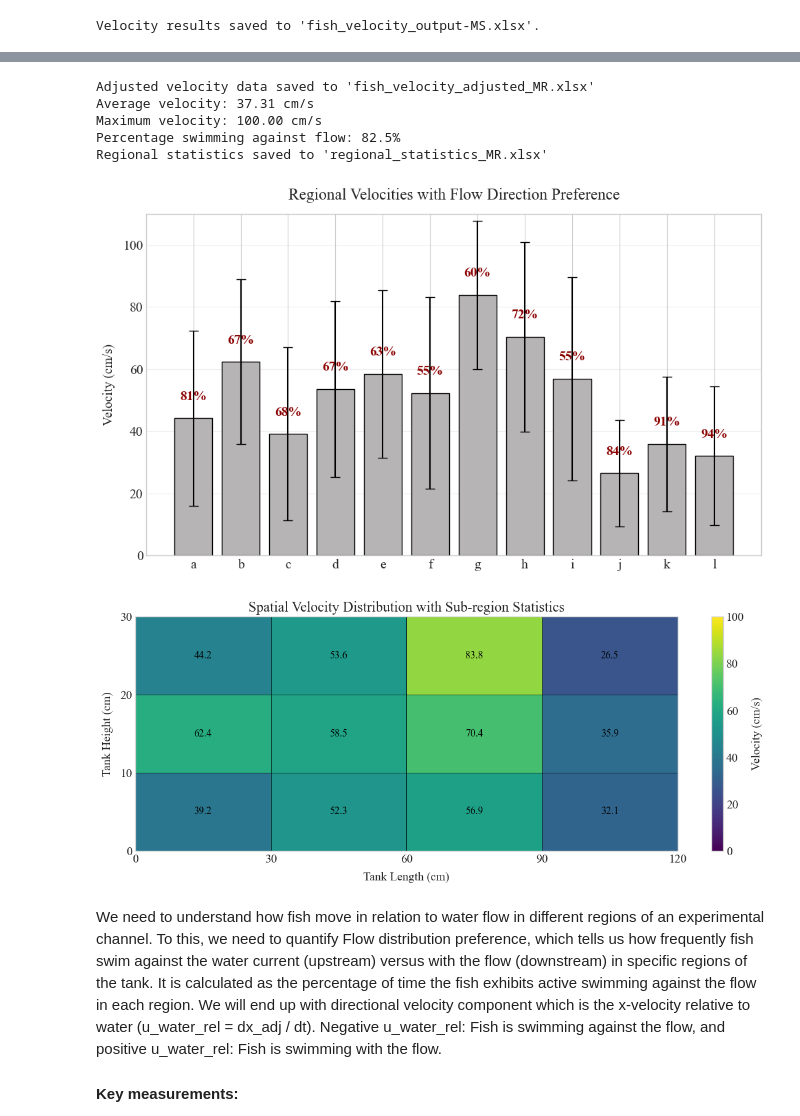
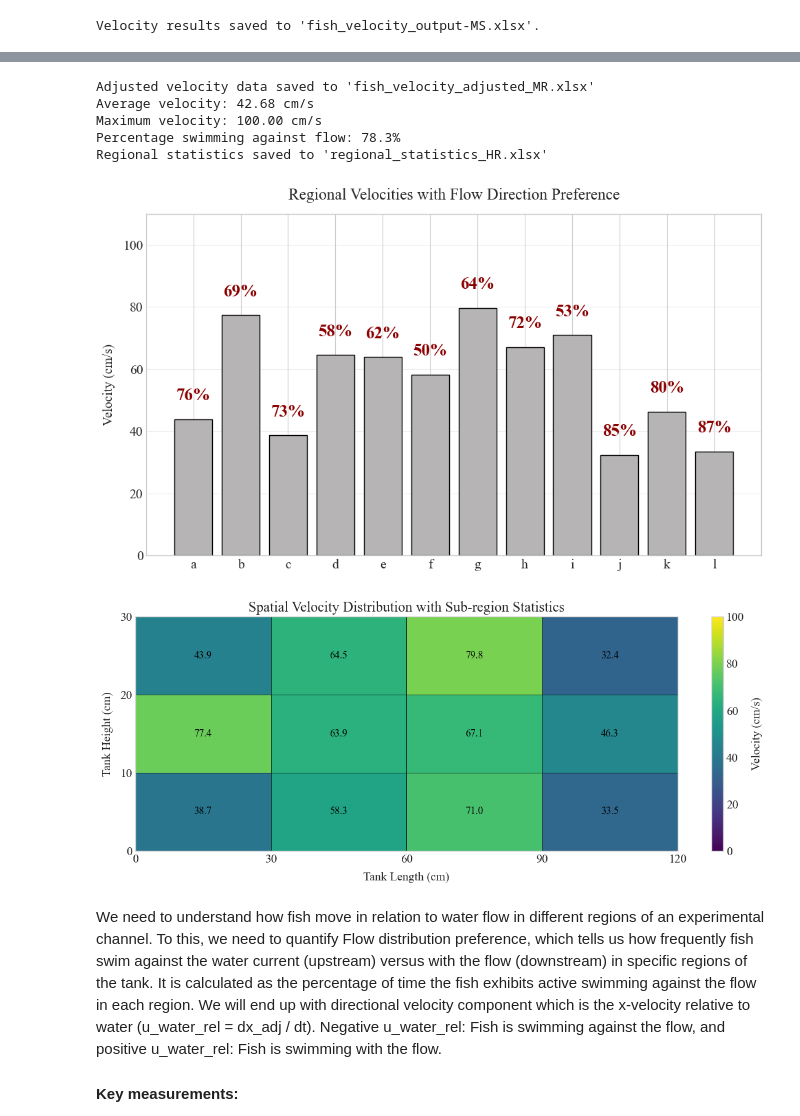
Before and after one commit to hosseinsz93/Jupyter-notebooks, a Jupyter notebook: fish-velocity/fish-velocity.ipynb, the cells around one changed output, grey strips where cells are left out. Cells and saved outputs as stored; diff of their text form; code cells hidden in the pictures.

Commit message:
Updating fish velocity script

```diff
--- a/fish-velocity/fish-velocity.ipynb
+++ b/fish-velocity/fish-velocity.ipynb
@@ -103,7 +103,7 @@ plt.rcParams.update({
 # Data Processing
 # ========================
 # Load and process data
-file_path = 'MR.xlsx'
+file_path = 'HR.xlsx'
 df = pd.read_excel(file_path)
 
 # Extract base name from input file
@@ -192,7 +192,7 @@ ax1 = fig1.add_subplot(gs[0, 0])
 colors = plt.cm.viridis(np.linspace(0, 1, len(stats))) # replace the colors with the color code if you want to have specific colors
 
 bars = ax1.bar(stats['region'], stats['mean_velocity'],
-               yerr=stats['std_velocity'],
+               # yerr=stats['std_velocity'],  # <-- Removed error bars
                color='#b6b4b4', edgecolor='k', capsize=5)
 
 # Add flow ratio annotation above the bar only
@@ -201,7 +201,7 @@ for i, row in stats.iterrows():
     height = bar.get_height()
     ax1.text(bar.get_x() + bar.get_width()/2, height + 5,
              f"{row['against_flow_ratio']*100:.0f}%",
-             ha='center', va='bottom', color='darkred', fontsize=14, fontweight='bold')
+             ha='center', va='bottom', color='darkred', fontsize=18, fontweight='bold')
 
 ax1.set_title('Regional Velocities with Flow Direction Preference', pad=15)
 ax1.set_ylabel('Velocity (cm/s)')
@@ -238,38 +238,38 @@ im = ax2.imshow(velocity_grid,
 ax2.set_xticks(x_bins)  # Set x-axis ticks at bin edges
 ax2.set_yticks(y_bins)  # Set y-axis ticks at bin edges
 
 # Annotate each sub-region with mean velocity
 for _, row in stats.iterrows():
     x_idx = int(row['x_bin']) - 1
     y_idx = 3 - int(row['y_bin'])
     x_pos = x_centers[x_idx]
     y_pos = y_centers[y_idx]
 
     # Mean velocity value in the center of the bin
     ax2.text(x_pos, y_pos, f"{row['mean_velocity']:.1f}",
              color='black', ha='center', va='center', fontsize=12)
 
 # Add grid lines at the bin edges
 ax2.grid(visible=True, color='black', linestyle='-', linewidth=0.5)
 
 cbar = plt.colorbar(im, ax=ax2)
 cbar.set_label('Velocity (cm/s)')
 
 ax2.set_title('Spatial Velocity Distribution with Sub-region Statistics')
 ax2.set_xlabel('Tank Length (cm)')
 ax2.set_ylabel('Tank Height (cm)')
 
 plt.tight_layout()
 plt.savefig(f'spatial_distribution_{base_name}.png', dpi=300)
 plt.show()
 # %% [output]
 Adjusted velocity data saved to 'fish_velocity_adjusted_MR.xlsx'
-Average velocity: 37.31 cm/s
+Average velocity: 42.68 cm/s
 Maximum velocity: 100.00 cm/s
-Percentage swimming against flow: 82.5%
-Regional statistics saved to 'regional_statistics_MR.xlsx'
+Percentage swimming against flow: 78.3%
+Regional statistics saved to 'regional_statistics_HR.xlsx'
-[figure, old version]
+[figure, new version]
-[figure, old version]
+[figure, new version]
 # %% [markdown]
 We need to understand how fish move in relation to water flow in different regions of an experimental channel. To this, we need to quantify Flow distribution preference, which tells us how frequently fish swim against the water current (upstream) versus with the flow (downstream) in specific regions of the tank. It is calculated as the percentage of time the fish exhibits active swimming against the flow in each region.
 We will end up with directional velocity component which is the x-velocity relative to water (u_water_rel = dx_adj / dt).
```
Also changed, not shown: 5 other files.
